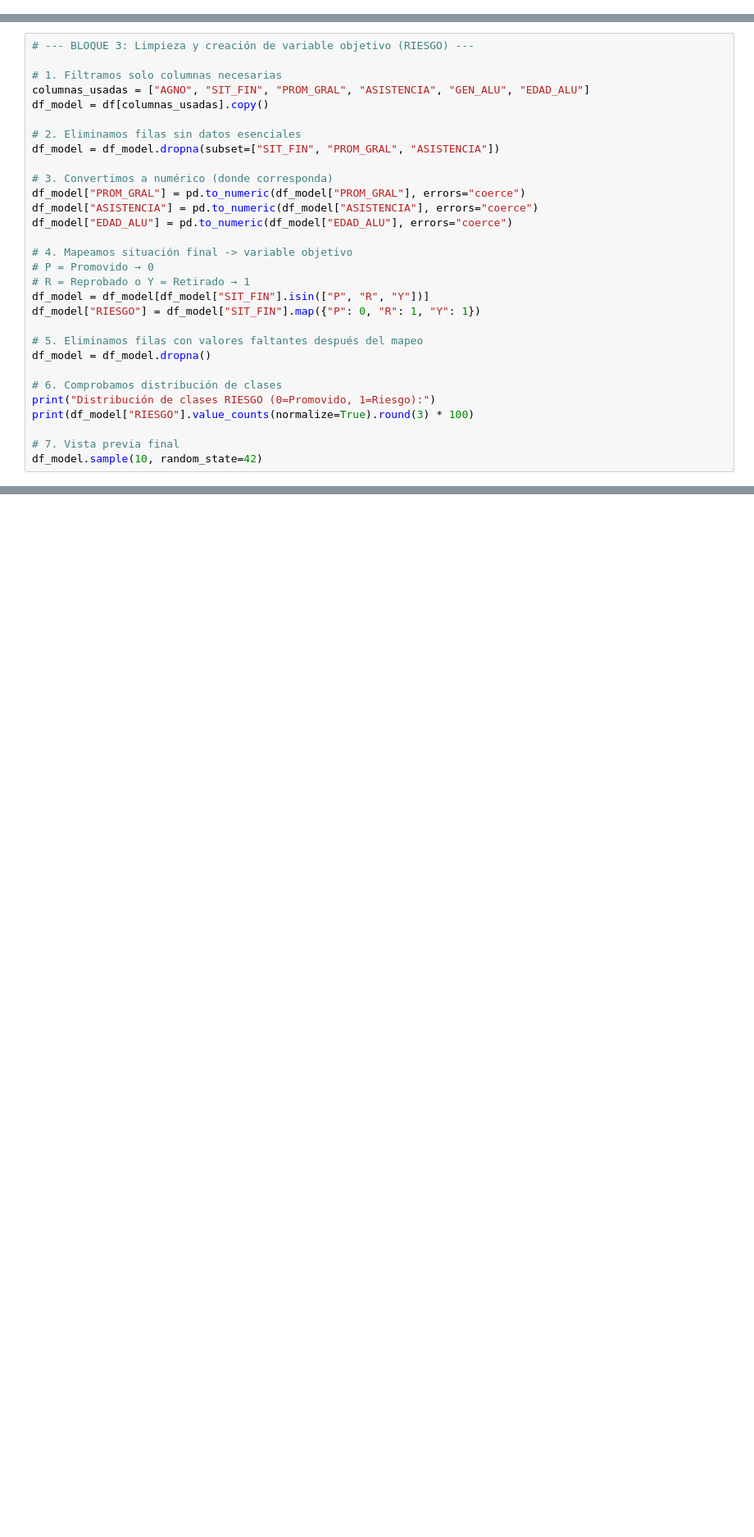
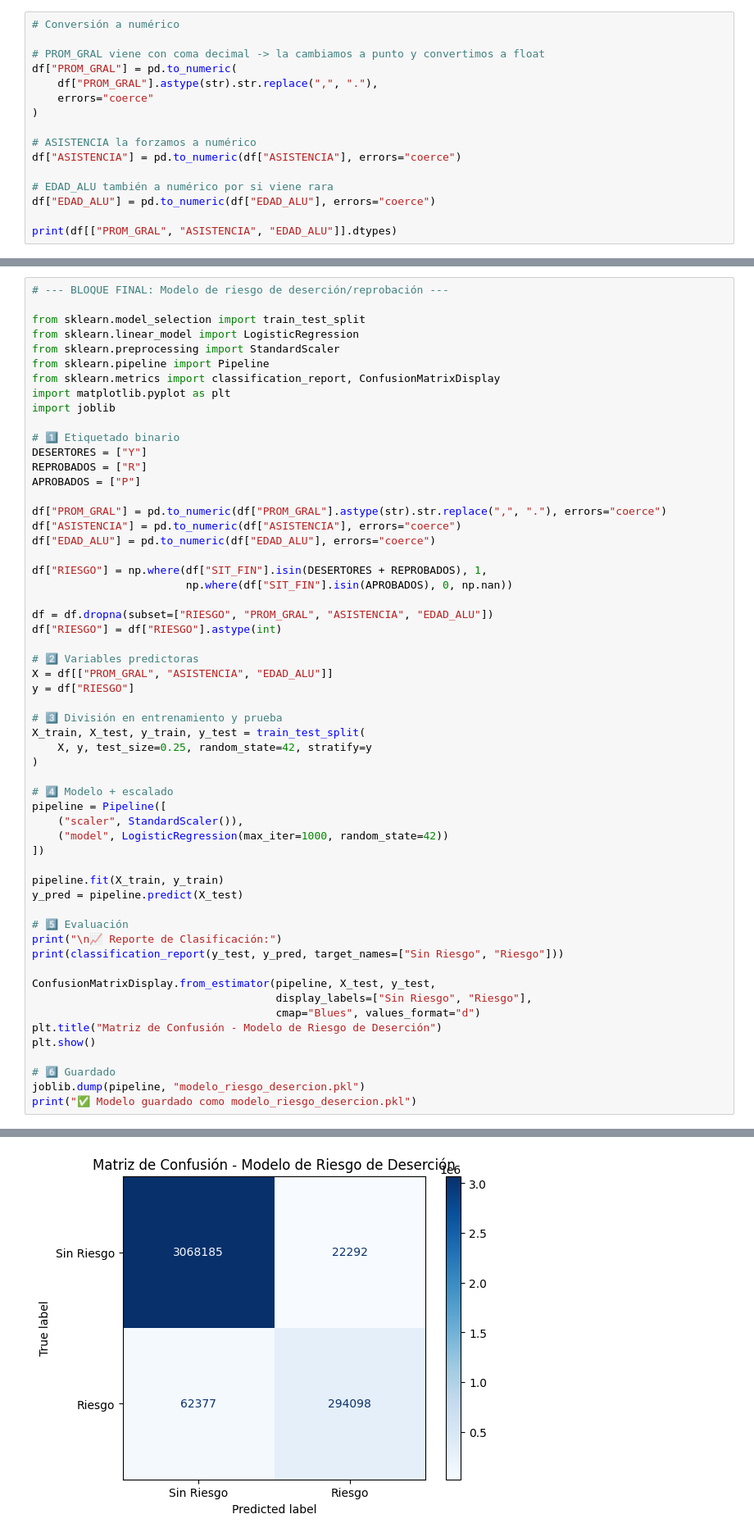
Before and after one commit to bastianp20/Hackaton-educacion-team-16, a Jupyter notebook: modelo-regresion/modelo-regresion.ipynb, the cells around one changed output, grey strips where cells are left out. Shown at 82% size. Drawn from its saved outputs; the diff is of its cells as text; blank space fills up the shorter version.

```diff
--- a/modelo-regresion/modelo-regresion.ipynb
+++ b/modelo-regresion/modelo-regresion.ipynb
@@ -55,0 +75,16 @@ Primeras columnas: ['AGNO', 'RBD', 'DGV_RBD', 'NOM_RBD', 'COD_REG_RBD', 'NOM_REG
+# %%
+# Conversión a numérico
+
+# PROM_GRAL viene con coma decimal -> la cambiamos a punto y convertimos a float
+df["PROM_GRAL"] = pd.to_numeric(
+    df["PROM_GRAL"].astype(str).str.replace(",", "."),
+    errors="coerce"
+)
+
+# ASISTENCIA la forzamos a numérico
+df["ASISTENCIA"] = pd.to_numeric(df["ASISTENCIA"], errors="coerce")
+
+# EDAD_ALU también a numérico por si viene rara
+df["EDAD_ALU"] = pd.to_numeric(df["EDAD_ALU"], errors="coerce")
+
+print(df[["PROM_GRAL", "ASISTENCIA", "EDAD_ALU"]].dtypes)
@@ -100,31 +246,58 @@ Ejemplo de datos relevantes:
 # %%
-# --- BLOQUE 3: Limpieza y creación de variable objetivo (RIESGO) ---
+# --- BLOQUE FINAL: Modelo de riesgo de deserción/reprobación ---
 
-# 1. Filtramos solo columnas necesarias
-columnas_usadas = ["AGNO", "SIT_FIN", "PROM_GRAL", "ASISTENCIA", "GEN_ALU", "EDAD_ALU"]
-df_model = df[columnas_usadas].copy()
+from sklearn.model_selection import train_test_split
+from sklearn.linear_model import LogisticRegression
+from sklearn.preprocessing import StandardScaler
+from sklearn.pipeline import Pipeline
+from sklearn.metrics import classification_report, ConfusionMatrixDisplay
+import matplotlib.pyplot as plt
+import joblib
 
-# 2. Eliminamos filas sin datos esenciales
-df_model = df_model.dropna(subset=["SIT_FIN", "PROM_GRAL", "ASISTENCIA"])
+# 1️⃣ Etiquetado binario
+DESERTORES = ["Y"]
+REPROBADOS = ["R"]
+APROBADOS = ["P"]
 
-# 3. Convertimos a numérico (donde corresponda)
-df_model["PROM_GRAL"] = pd.to_numeric(df_model["PROM_GRAL"], errors="coerce")
-df_model["ASISTENCIA"] = pd.to_numeric(df_model["ASISTENCIA"], errors="coerce")
-df_model["EDAD_ALU"] = pd.to_numeric(df_model["EDAD_ALU"], errors="coerce")
+df["PROM_GRAL"] = pd.to_numeric(df["PROM_GRAL"].astype(str).str.replace(",", "."), errors="coerce")
+df["ASISTENCIA"] = pd.to_numeric(df["ASISTENCIA"], errors="coerce")
+df["EDAD_ALU"] = pd.to_numeric(df["EDAD_ALU"], errors="coerce")
 
-# 4. Mapeamos situación final -> variable objetivo
-# P = Promovido → 0
-# R = Reprobado o Y = Retirado → 1
-df_model = df_model[df_model["SIT_FIN"].isin(["P", "R", "Y"])]
-df_model["RIESGO"] = df_model["SIT_FIN"].map({"P": 0, "R": 1, "Y": 1})
+df["RIESGO"] = np.where(df["SIT_FIN"].isin(DESERTORES + REPROBADOS), 1,
+                        np.where(df["SIT_FIN"].isin(APROBADOS), 0, np.nan))
 
-# 5. Eliminamos filas con valores faltantes después del mapeo
-df_model = df_model.dropna()
+df = df.dropna(subset=["RIESGO", "PROM_GRAL", "ASISTENCIA", "EDAD_ALU"])
+df["RIESGO"] = df["RIESGO"].astype(int)
 
-# 6. Comprobamos distribución de clases
-print("Distribución de clases RIESGO (0=Promovido, 1=Riesgo):")
-print(df_model["RIESGO"].value_counts(normalize=True).round(3) * 100)
+# 2️⃣ Variables predictoras
+X = df[["PROM_GRAL", "ASISTENCIA", "EDAD_ALU"]]
+y = df["RIESGO"]
 
-# 7. Vista previa final
-df_model.sample(10, random_state=42)
+# 3️⃣ División en entrenamiento y prueba
+X_train, X_test, y_train, y_test = train_test_split(
+    X, y, test_size=0.25, random_state=42, stratify=y
+)
+
+# 4️⃣ Modelo + escalado
+pipeline = Pipeline([
+    ("scaler", StandardScaler()),
+    ("model", LogisticRegression(max_iter=1000, random_state=42))
+])
+
+pipeline.fit(X_train, y_train)
+y_pred = pipeline.predict(X_test)
+
+# 5️⃣ Evaluación
+print("\n📈 Reporte de Clasificación:")
+print(classification_report(y_test, y_pred, target_names=["Sin Riesgo", "Riesgo"]))
+
+ConfusionMatrixDisplay.from_estimator(pipeline, X_test, y_test,
+                                      display_labels=["Sin Riesgo", "Riesgo"],
+                                      cmap="Blues", values_format="d")
+plt.title("Matriz de Confusión - Modelo de Riesgo de Deserción")
+plt.show()
+
+# 6️⃣ Guardado
+joblib.dump(pipeline, "modelo_riesgo_desercion.pkl")
+print("✅ Modelo guardado como modelo_riesgo_desercion.pkl")
 # %% [output]
@@ -146,0 +313 @@ Name: proportion, dtype: float64
+[figure, added]
```
Also changed, not shown: parts of 7 cells of this notebook, 2 other files.
